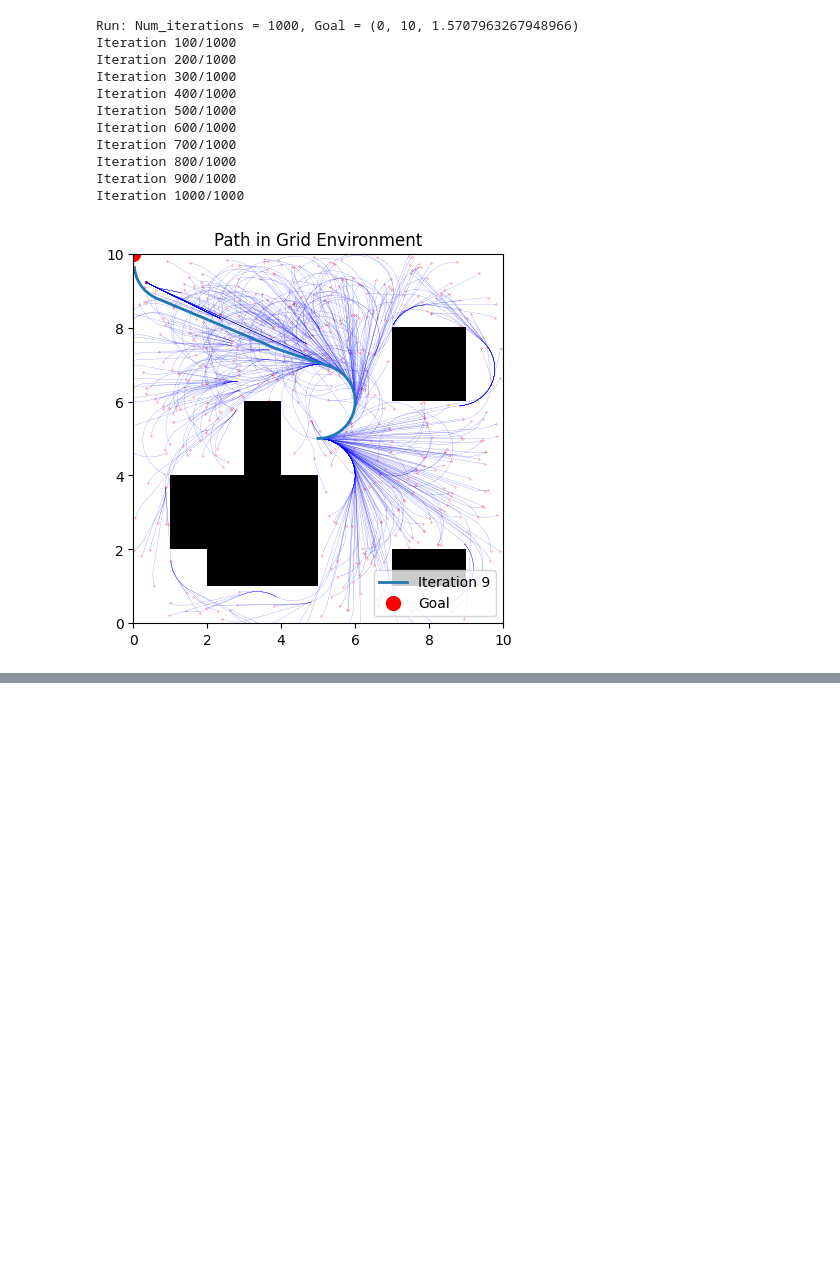
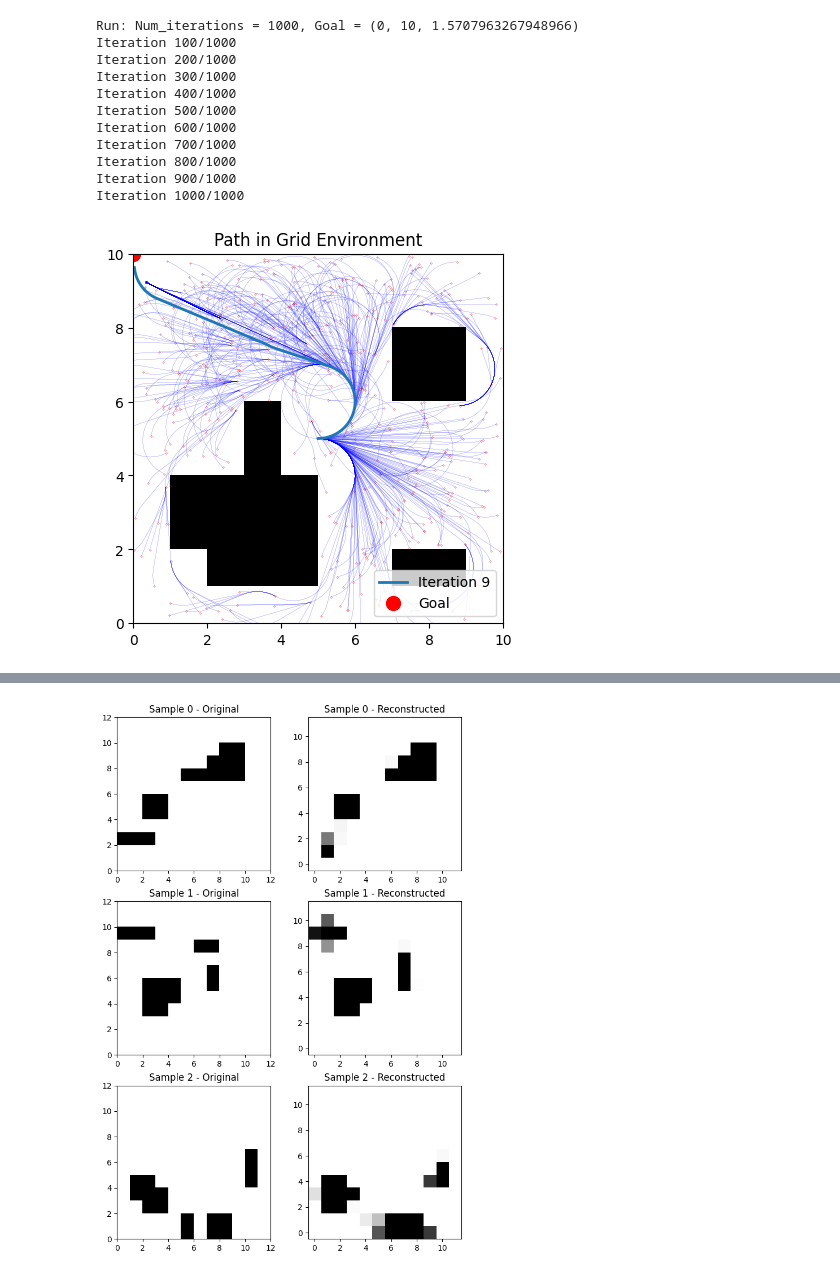
Before and after one commit to MarshallVielmetti/dynamic_mpnet, a Jupyter notebook: code/dynamic_mpnet.ipynb, the cells around one changed output, grey strips where cells are left out. Saved outputs shown, nothing was run; the diff lists cells and outputs as text; code cells hidden in the pictures; blank space fills up the shorter version.

```diff
--- a/code/dynamic_mpnet.ipynb
+++ b/code/dynamic_mpnet.ipynb
@@ -344,0 +428,52 @@ Iteration 1000/1000
+# %%
+# test the encoder and decoder
+
+gen = OccupancyGridGenerator((12, 12), 5)
+
+# for i in range(6):
+#     sampled_grid = occupancy_grid_generator.sample()
+#     grid_env = GridEnvironment(sampled_grid)
+#     plt.subplot(2, 3, i + 1)
+#     plt.title(f"Sample {i + 1}")
+#     grid_env.plot(display=False)
+
+plt.figure(figsize=(8, 12))
+
+# Generate 3 samples, run through encoder/decoder, and plot side by side
+for i in range(3):
+    sampled_grid = gen.sample()
+    grid_env = GridEnvironment(sampled_grid)
+    plt.subplot(3, 2, 2*i+1)
+    plt.title(f"Sample {i} - Original")
+    grid_env.plot(display=False)
+
+    sampled_grid_tensor = Tensor(sampled_grid)
+    sampled_grid_tensor = sampled_grid_tensor.unsqueeze(0).unsqueeze(0) # Add batch dimension
+
+    # Run the encoder
+    encoded = encoder(sampled_grid_tensor)
+    decoded = decoder(encoded)
+
+    decoded = decoded.squeeze(0).squeeze(0) # Remove batch dimension
+    decoded = decoded.detach().cpu().numpy()
+
+    decoded = np.clip(decoded, 0, 1) # Clip values to [0, 1] range
+    decoded = decoded.T
+
+    # decoded = np.where(decoded > 0.3, 1, 0) # Binarize the output
+
+
+    plt.subplot(3, 2, 2*i+2)
+    plt.imshow(decoded, cmap='gray_r', origin='lower')
+    plt.title(f"Sample {i} - Reconstructed")
+
+
+# sampled_grid = gen.sample()
+
+# fig, axes = plt.subplots(nrows=1, ncols=2, figsize=(12, 3))
+# axes[0].imshow(sampled_grid, cmap='gray_r', origin='lower')
+# axes[1].imshow(decoded, cmap='gray_r', origin='lower')
+
+plt.show()
+# %% [output]
+[figure, added]
```
Also changed, not shown: parts of 3 cells of this notebook, 1 other file.
